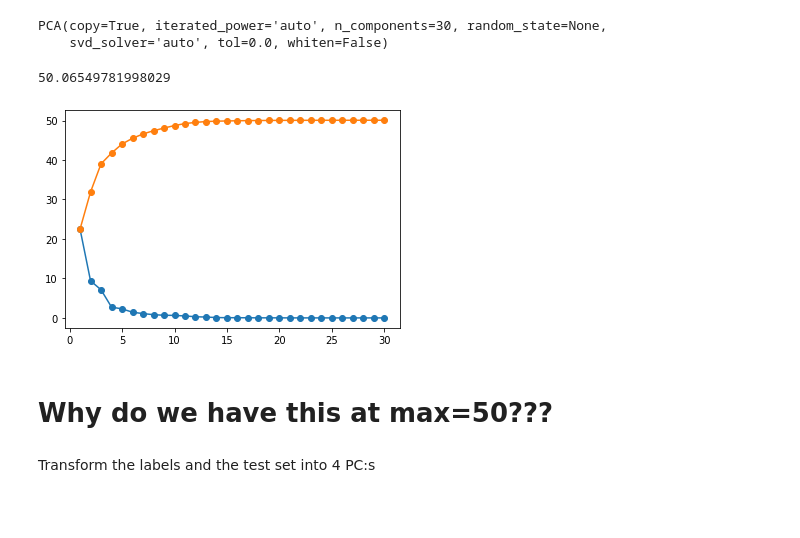
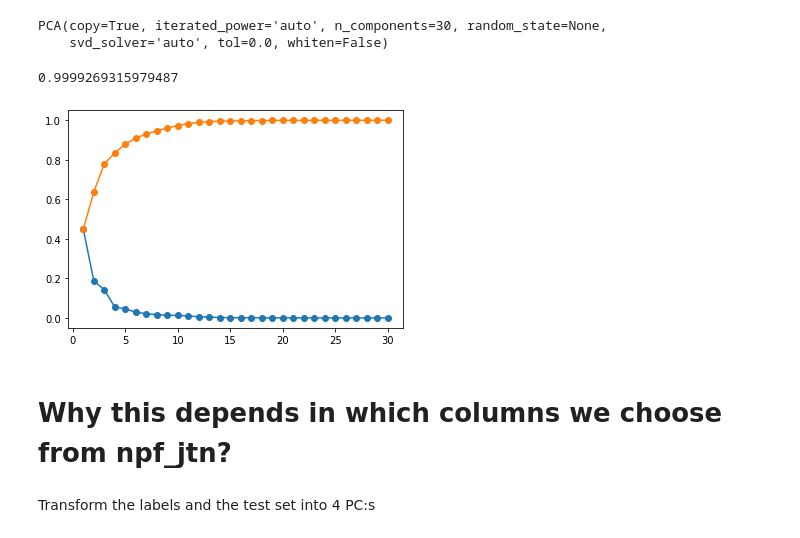
Before and after one commit to MatiasJJ/ATML, a Jupyter notebook: Project/Project_Matias_Jakub_Madeleine.ipynb, the cells around one changed output. Drawn from its saved outputs; the diff is of its cells as text; code cells hidden in the pictures; blank space fills up the shorter version.

```diff
--- a/Project/Project_Matias_Jakub_Madeleine.ipynb
+++ b/Project/Project_Matias_Jakub_Madeleine.ipynb
@@ -60,7 +61,13 @@ npf_test_hidden.head(2)
 # %% [markdown]
 Split the data into features and labels
 # %%
-X = npf_train.iloc[:,4::2]
+#del X
+X = npf_train.iloc[:,4::2].copy()
+#X = npf_train.iloc[:,4:]
+
+#del test
+test = npf_test_hidden.iloc[:,4::2].copy()
+#test = npf_test_hidden.iloc[:,4:]
+
+#del Y
 Y = npf_train.iloc[:,2]
-
-test = npf_test_hidden.iloc[:,4::2]
@@ -94,16 +121,16 @@ pca_test.fit(X)
 PCA(copy=True, iterated_power='auto', n_components=30, random_state=None,
     svd_solver='auto', tol=0.0, whiten=False)
 # %%
-np.sum(pca_test.explained_variance_)
+np.sum(pca_test.explained_variance_ratio_)
 # %% [output]
-50.06549781998029
+0.9999269315979487
 # %%
-plt.plot(np.arange(1,31),pca_test.explained_variance_,'o-');
-plt.plot(np.arange(1,31),np.cumsum(pca_test.explained_variance_),'o-');
+plt.plot(np.arange(1,31),pca_test.explained_variance_ratio_,'o-');
+plt.plot(np.arange(1,31),np.cumsum(pca_test.explained_variance_ratio_),'o-');
 # %% [output]
-[figure, old version]
+[figure, new version]
-# %% [markdown]
-# Why do we have this at max=50???
+# %% [markdown]
+# Why this depends in which columns we choose from npf_jtn?
 # %% [markdown]
 Transform the labels and the test set into 4 PC:s
 # %%
```
Also changed, not shown: parts of 24 cells of this notebook.
